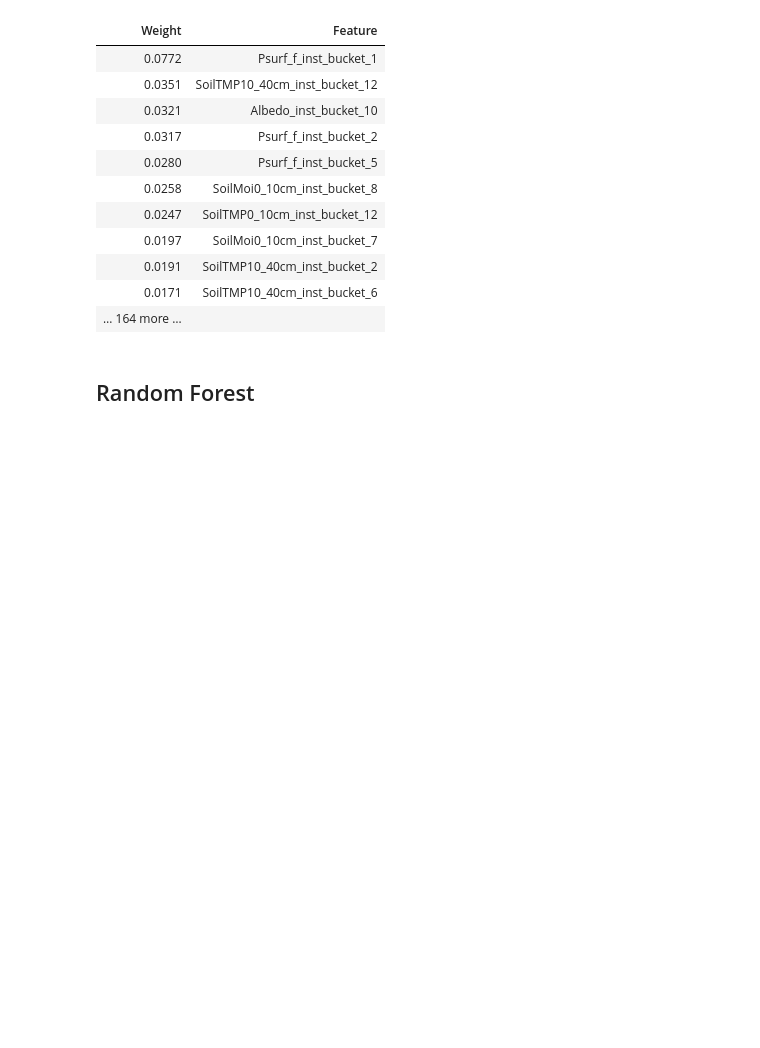
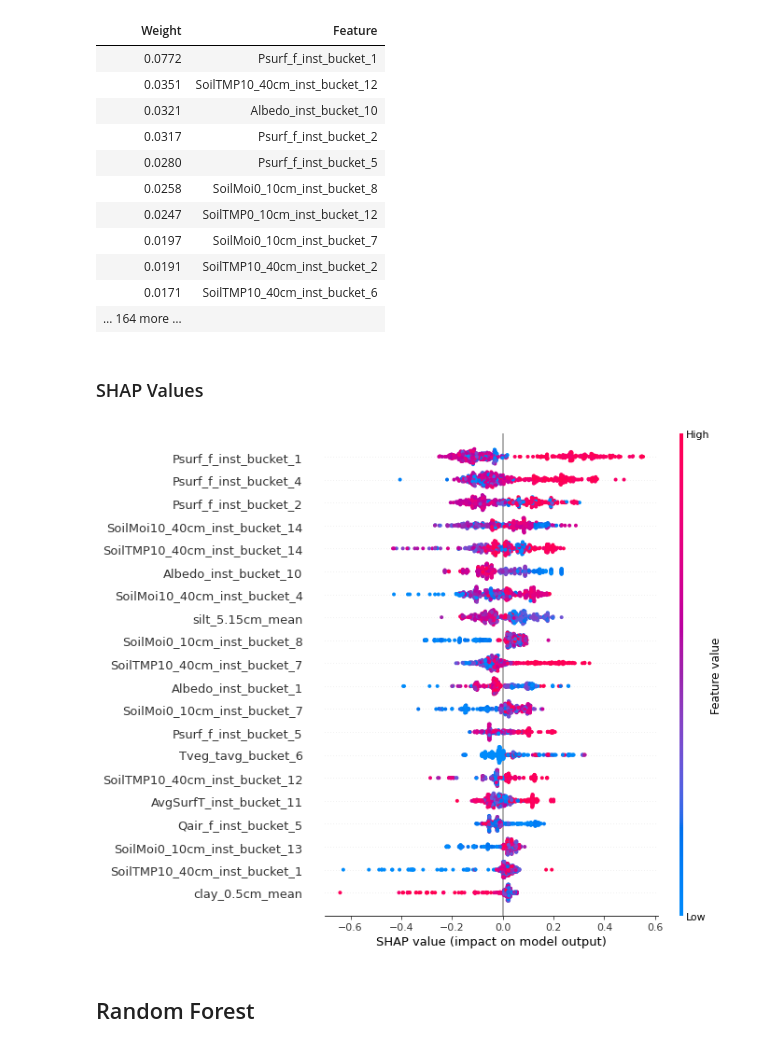
Before and after one commit to instadeepai/locust-predict, a Jupyter notebook: notebooks/Interpretation.ipynb, the cells around one changed output. Drawn from its saved outputs; the diff is of its cells as text; code cells hidden in the pictures; blank space fills up the shorter version.

```diff
--- a/notebooks/Interpretation.ipynb
+++ b/notebooks/Interpretation.ipynb
@@ -175,6 +169,14 @@ w
 | 0.0191 | SoilTMP10_40cm_inst_bucket_2 |
 | 0.0171 | SoilTMP10_40cm_inst_bucket_6 |
 | … 164 more … |  |
+# %% [markdown]
+### SHAP Values
+# %%
+explainer = shap.TreeExplainer(xgb_model)
+shap_values = explainer.shap_values(val_x)
+shap.summary_plot(shap_values, val_x)
+# %% [output]
+[figure, added]
 # %% [markdown]
 ## Random Forest
 # %%
```
Also changed, not shown: parts of 13 cells of this notebook.
